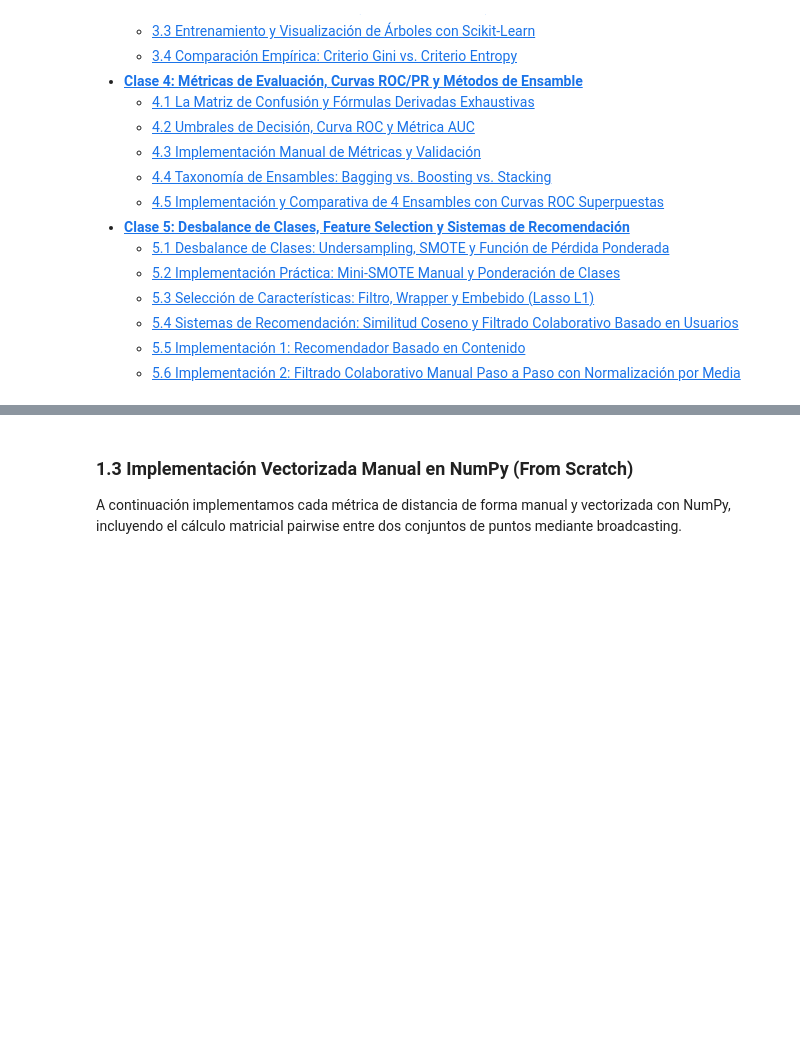
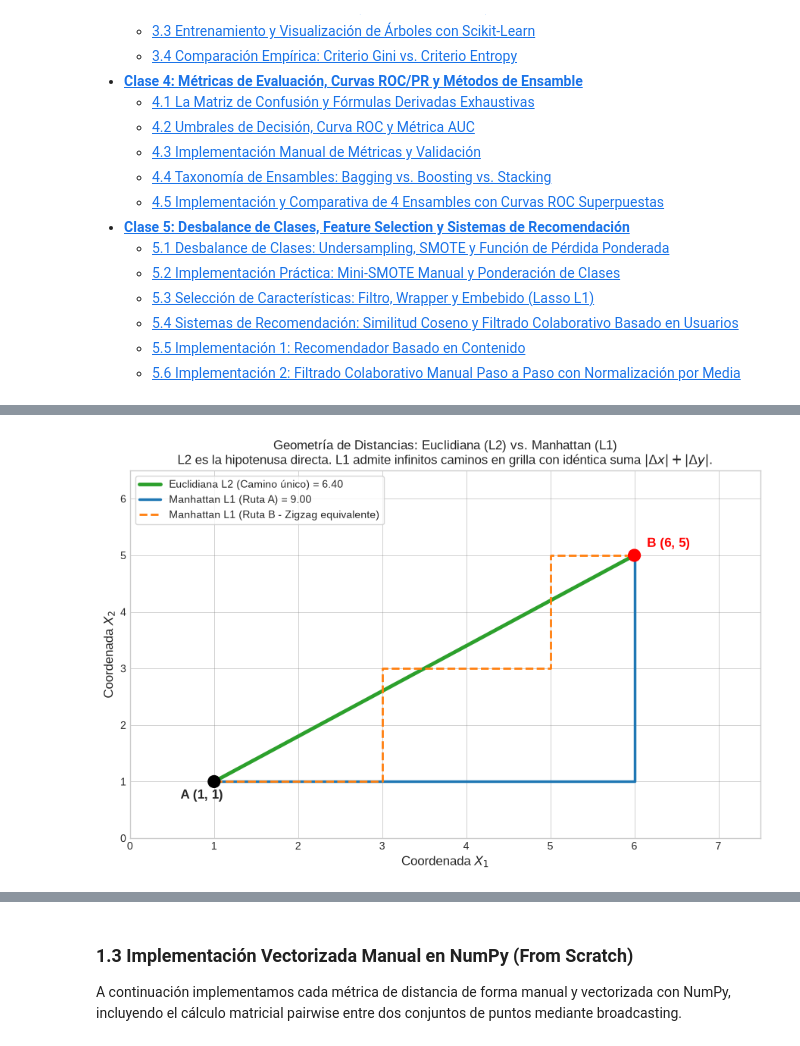
Before and after one commit to agusbpl/College-Vault, a Jupyter notebook: 10 Asignaturas/DM y ML/Sesiones/Master_DM_ML_Clases_1_a_5.ipynb, the cells around one changed output, grey strips where cells are left out. Cells and saved outputs as stored; diff of their text form; code cells hidden in the pictures; blank space fills up the shorter version.

```diff
--- a/10 Asignaturas/DM y ML/Sesiones/Master_DM_ML_Clases_1_a_5.ipynb
+++ b/10 Asignaturas/DM y ML/Sesiones/Master_DM_ML_Clases_1_a_5.ipynb
@@ -169,0 +280,38 @@ $$d_{\cos}(\mathbf{p}, \mathbf{q}) = 1 - \text{Sim}_{\cos}(\mathbf{p}, \mathbf{q
+# %%
+# =============================================================================
+# VISUALIZACIÓN: GEOMETRÍA EN GRILLA (EUCLIDIANA L2 VS MANHATTAN L1)
+# =============================================================================
+fig, ax = plt.subplots(figsize=(9, 6))
+
+A = np.array([1, 1])
+B = np.array([6, 5])
+
+# Trayectoria Euclidiana L2 (hipotenusa única)
+ax.plot([A[0], B[0]], [A[1], B[1]], color='#2ca02c', lw=3.5, label=f'Euclidiana L2 (Camino único) = {np.linalg.norm(A-B):.2f}')
+
+# Trayectoria Manhattan L1 (Ruta A: eje X luego eje Y)
+ax.plot([A[0], B[0], B[0]], [A[1], A[1], B[1]], color='#1f77b4', lw=2.5, linestyle='-', label=f'Manhattan L1 (Ruta A) = {np.sum(np.abs(A-B)):.2f}')
+
+# Trayectoria Manhattan L1 (Ruta B: zigzag equivalente)
+ax.plot([A[0], A[0]+2, A[0]+2, A[0]+4, A[0]+4, B[0]],
+        [A[1], A[1], A[1]+2, A[1]+2, B[1], B[1]], color='#ff7f0e', lw=2, linestyle='--', label='Manhattan L1 (Ruta B - Zigzag equivalente)')
+
+ax.scatter([A[0], B[0]], [A[1], B[1]], color=['black', 'red'], s=130, zorder=5)
+ax.text(A[0]-0.4, A[1]-0.3, 'A (1, 1)', fontsize=12, fontweight='bold')
+ax.text(B[0]+0.15, B[1]+0.15, 'B (6, 5)', fontsize=12, fontweight='bold', color='red')
+
+ax.set_xticks(np.arange(0, 8, 1))
+ax.set_yticks(np.arange(0, 7, 1))
+ax.grid(True, which='both', color='gray', linestyle='-', linewidth=0.5, alpha=0.5)
+
+ax.set_title("Geometría de Distancias: Euclidiana (L2) vs. Manhattan (L1)\nL2 es la hipotenusa directa. L1 admite infinitos caminos en grilla con idéntica suma $|\\Delta x| + |\\Delta y|$.", fontsize=12)
+ax.set_xlabel("Coordenada $X_1$")
+ax.set_ylabel("Coordenada $X_2$")
+ax.legend(loc='upper left', frameon=True)
+ax.set_xlim(0, 7.5)
+ax.set_ylim(0, 6.5)
+
+plt.tight_layout()
+plt.show()
+# %% [output]
+[figure, added]
```
Also changed, not shown: parts of 40 cells of this notebook, 14 other files.
